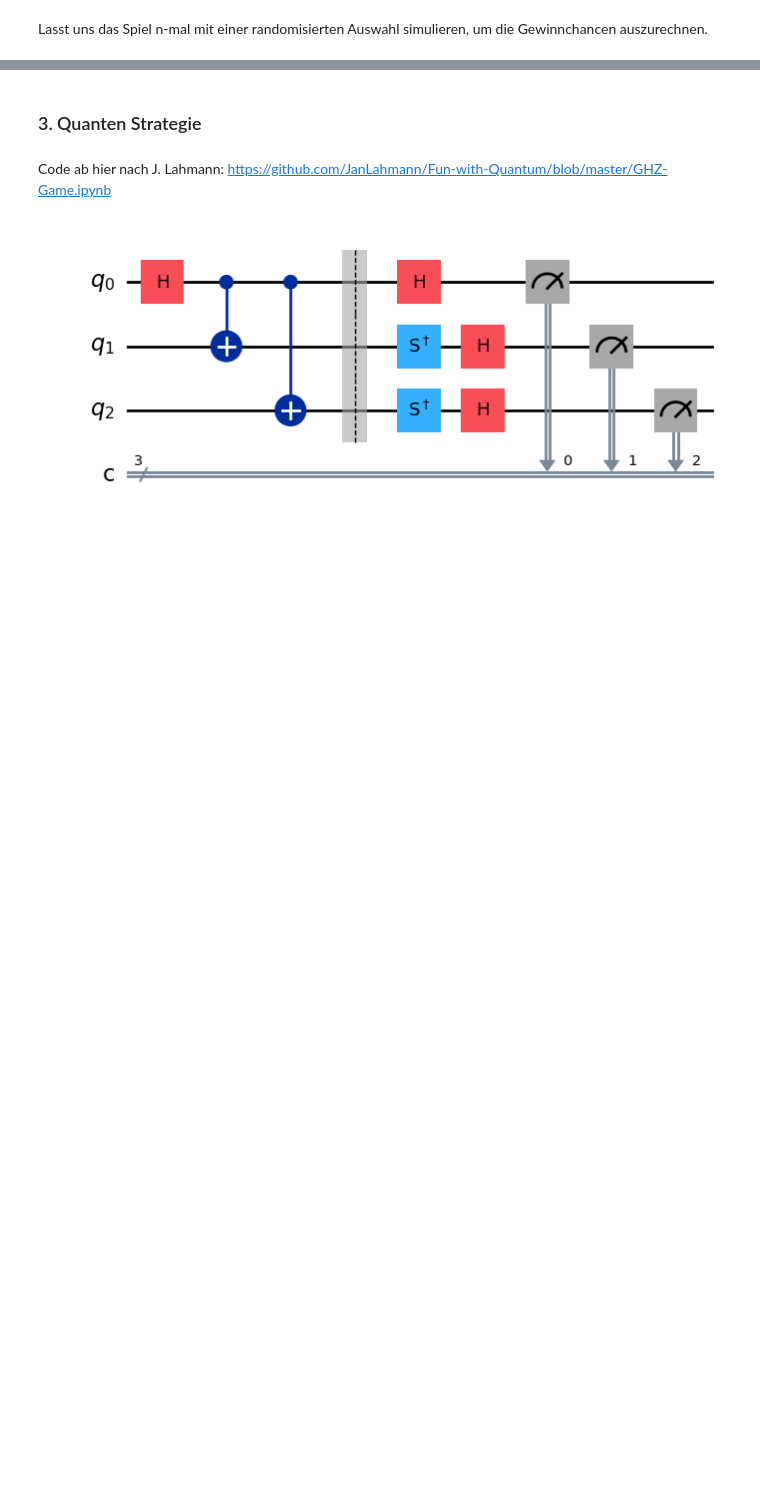
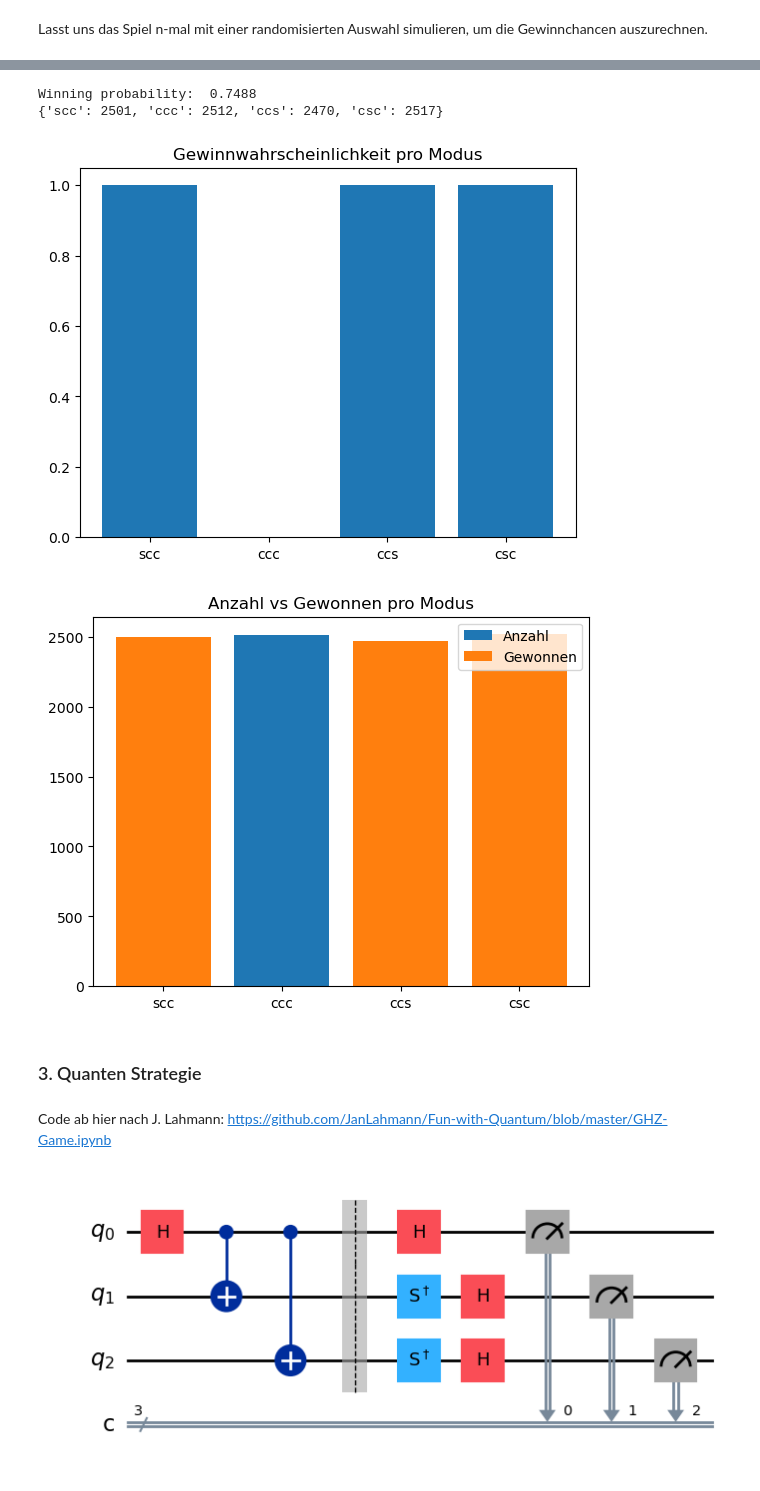
Before and after one commit to Sofie273/quantum, a Jupyter notebook: GHZ_Game.ipynb, the cells around one changed output, grey strips where cells are left out. Cells and saved outputs as stored; diff of their text form; code cells hidden in the pictures; blank space fills up the shorter version.

```diff
--- a/GHZ_Game.ipynb
+++ b/GHZ_Game.ipynb
@@ -159,3 +159,63 @@ Winning probability:  0.5031
+# %%
+# mit Strategie: immer rot bzw Stern
+
+n = 10000
+
+results = []
+
+
+for i in range(n):
+    players = {}
+    for p in ["a", "b", "c"]:
+        players[p] = {'c': 'red', 's': 'star'}
+
+    mode = get_mode()
+
+    win = check_win(players, mode)
+
+    results.append((players,mode, win))
+# %%
+#Gewinnwahrscheinlichkeit berechnen
+winners = [r[2] for r in results]
+print("Winning probability: ",sum(winners)/n)
+
+#Modi zählen
+modes = [r[1] for r in results]
+mode_counts = {m:modes.count(m) for m in set(modes)}
+print(mode_counts)
+
+#Gewinne pro Modus zählen
+mode_wins = {}
+for m in mode_counts.keys():
+    mode_wins[m] = 0
+    for r in results:
+        if r[1] == m and r[2]:
+            mode_wins[m] += 1
+
+#Gewinnwahrscheinlichkeit pro Modus berechnen
+mode_win_prob = {m:mode_wins[m]/mode_counts[m] for m in mode_counts.keys()}
+
+#Die Simulationsergebnisse als Diagramme darstellen
+
+fig, ax = plt.subplots()
+
+ax.bar(mode_win_prob.keys(), mode_win_prob.values())
+ax.set_title('Gewinnwahrscheinlichkeit pro Modus')
+
+fig, ax = plt.subplots()
+
+ax.bar(mode_counts.keys(), mode_counts.values(), label='Anzahl')
+ax.bar(mode_wins.keys(), [mode_wins[m] for m in mode_counts.keys()], label='Gewonnen')
+ax.legend()
+ax.set_title('Anzahl vs Gewonnen pro Modus')
+
+
+plt.show()
+# %% [output]
+Winning probability:  0.7488
+{'scc': 2501, 'ccc': 2512, 'ccs': 2470, 'csc': 2517}
+[figure, added]
+[figure, added]
 # %% [markdown]
 ### 3. Quanten Strategie
 # %% [markdown]
```
Also changed, not shown: parts of 3 cells of this notebook.
